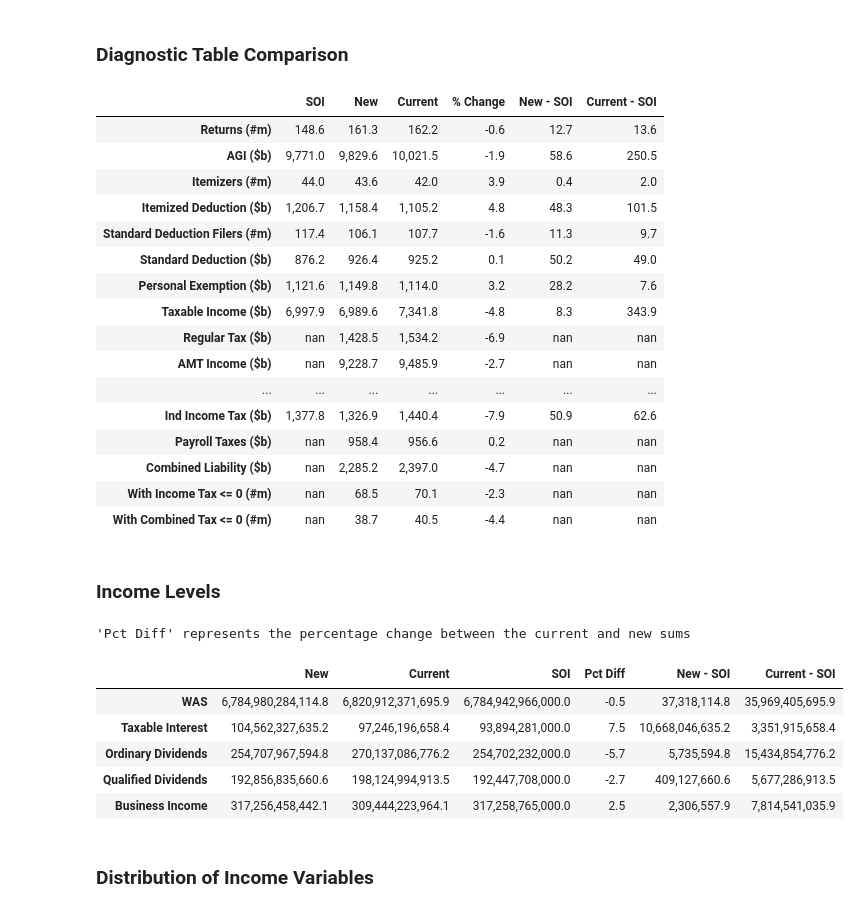
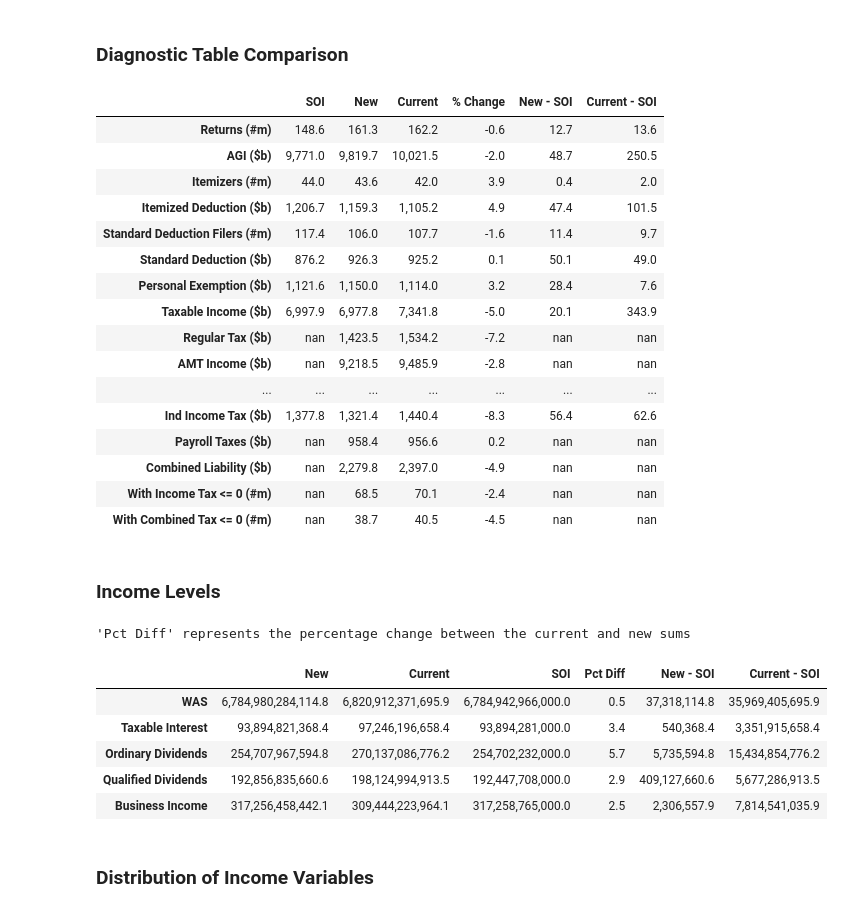
Before and after one commit to andersonfrailey/Notebook-Uploads, a Jupyter notebook: 2011 PUF Comparisons.ipynb, the cells around one changed output. Drawn from its saved outputs; the diff is of its cells as text; code cells hidden in the pictures.

```diff
--- a/2011 PUF Comparisons.ipynb
+++ b/2011 PUF Comparisons.ipynb
@@ -42,8 +42,10 @@ growf = Growfactors('../taxdata/stage1/growfactors.csv')
 rec = Records(puf, gfactors=growf,
               weights=wt, adjust_ratios=adj,
               start_year=2011)
-pol = Policy(gfactors=growf, start_year=2011, num_years=14)
-calc_new = Calculator(records=rec, policy=pol)
+pol = Policy(gfactors=growf, start_year=2011, num_years=16)
+consump = Consumption(start_year=2011, num_years=16)
+behave = Behavior(start_year=2011, num_years=16)
+calc_new = Calculator(records=rec, policy=pol, consumption=consump, behavior=behave)
 calc_new.advance_to_year(2014)
 calc_new.calc_all()
 # %% [output]
@@ -102,21 +104,21 @@ diag_data
 # %% [output]
 |  | SOI | New | Current | % Change | New - SOI | Current - SOI |
 | Returns (#m) | 148.6 | 161.3 | 162.2 | -0.6 | 12.7 | 13.6 |
-| AGI ($b) | 9,771.0 | 9,829.6 | 10,021.5 | -1.9 | 58.6 | 250.5 |
+| AGI ($b) | 9,771.0 | 9,819.7 | 10,021.5 | -2.0 | 48.7 | 250.5 |
 | Itemizers (#m) | 44.0 | 43.6 | 42.0 | 3.9 | 0.4 | 2.0 |
-| Itemized Deduction ($b) | 1,206.7 | 1,158.4 | 1,105.2 | 4.8 | 48.3 | 101.5 |
-| Standard Deduction Filers (#m) | 117.4 | 106.1 | 107.7 | -1.6 | 11.3 | 9.7 |
-| Standard Deduction ($b) | 876.2 | 926.4 | 925.2 | 0.1 | 50.2 | 49.0 |
-| Personal Exemption ($b) | 1,121.6 | 1,149.8 | 1,114.0 | 3.2 | 28.2 | 7.6 |
-| Taxable Income ($b) | 6,997.9 | 6,989.6 | 7,341.8 | -4.8 | 8.3 | 343.9 |
-| Regular Tax ($b) | nan | 1,428.5 | 1,534.2 | -6.9 | nan | nan |
-| AMT Income ($b) | nan | 9,228.7 | 9,485.9 | -2.7 | nan | nan |
+| Itemized Deduction ($b) | 1,206.7 | 1,159.3 | 1,105.2 | 4.9 | 47.4 | 101.5 |
+| Standard Deduction Filers (#m) | 117.4 | 106.0 | 107.7 | -1.6 | 11.4 | 9.7 |
+| Standard Deduction ($b) | 876.2 | 926.3 | 925.2 | 0.1 | 50.1 | 49.0 |
+| Personal Exemption ($b) | 1,121.6 | 1,150.0 | 1,114.0 | 3.2 | 28.4 | 7.6 |
+| Taxable Income ($b) | 6,997.9 | 6,977.8 | 7,341.8 | -5.0 | 20.1 | 343.9 |
+| Regular Tax ($b) | nan | 1,423.5 | 1,534.2 | -7.2 | nan | nan |
+| AMT Income ($b) | nan | 9,218.5 | 9,485.9 | -2.8 | nan | nan |
 | ... | ... | ... | ... | ... | ... | ... |
-| Ind Income Tax ($b) | 1,377.8 | 1,326.9 | 1,440.4 | -7.9 | 50.9 | 62.6 |
+| Ind Income Tax ($b) | 1,377.8 | 1,321.4 | 1,440.4 | -8.3 | 56.4 | 62.6 |
 | Payroll Taxes ($b) | nan | 958.4 | 956.6 | 0.2 | nan | nan |
-| Combined Liability ($b) | nan | 2,285.2 | 2,397.0 | -4.7 | nan | nan |
-| With Income Tax <= 0 (#m) | nan | 68.5 | 70.1 | -2.3 | nan | nan |
-| With Combined Tax <= 0 (#m) | nan | 38.7 | 40.5 | -4.4 | nan | nan |
+| Combined Liability ($b) | nan | 2,279.8 | 2,397.0 | -4.9 | nan | nan |
+| With Income Tax <= 0 (#m) | nan | 68.5 | 70.1 | -2.4 | nan | nan |
+| With Combined Tax <= 0 (#m) | nan | 38.7 | 40.5 | -4.5 | nan | nan |
 # %% [markdown]
 ### Income Levels
 # %%
@@ -139,7 +141,7 @@ new_was_diff = abs(was_new - soi_was)
 inc_dict['New - SOI'].append(new_was_diff)
 curr_was_diff = abs(was - soi_was)
 inc_dict['Current - SOI'].append(curr_was_diff)
-inc_dict['Pct Diff'].append((was_diff / was) * 100)
+inc_dict['Pct Diff'].append((curr_was_diff / was) * 100)
 # Interest income
 int_new = (calc_new.records.e00300 * calc_new.records.s006).sum()
 inc_dict['New'].append(int_new)
@@ -151,7 +153,7 @@ new_int_diff = abs(int_new - int_soi)
 inc_dict['New - SOI'].append(new_int_diff)
 curr_int_diff = abs(int_ - int_soi)
 inc_dict['Current - SOI'].append(curr_int_diff)
-inc_dict['Pct Diff'].append((int_diff / int_) * 100)
+inc_dict['Pct Diff'].append((curr_int_diff / int_) * 100)
 # Ordinary dividends
 odiv_new = (calc_new.records.e00600 * calc_new.records.s006).sum()
 inc_dict['New'].append(odiv_new)
@@ -163,43 +165,43 @@ new_odiv_diff = abs(odiv_new - odiv_soi)
 inc_dict['New - SOI'].append(new_odiv_diff)
 curr_odiv_diff = abs(odiv - odiv_soi)
 inc_dict['Current - SOI'].append(curr_odiv_diff)
-inc_dict['Pct Diff'].append((odiv_diff / odiv) * 100)
+inc_dict['Pct Diff'].append((curr_odiv_diff / odiv) * 100)
 # Qualified dividends
 qdiv_new = (calc_new.records.e00650 * calc_new.records.s006).sum()
 inc_dict['New'].append(qdiv_new)
 qdiv = (calc.records.e00650 * calc.records.s006).sum()
 inc_dict['Current'].append(qdiv)
 qdiv_soi = soi_income['QDIV'].sum()
 inc_dict['SOI'].append(qdiv_soi)
 new_qdiv_diff = abs(qdiv_new - qdiv_soi)
 inc_dict['New - SOI'].append(new_qdiv_diff)
 curr_qdiv_diff = abs(qdiv - qdiv_soi)
 inc_dict['Current - SOI'].append(curr_qdiv_diff)
-inc_dict['Pct Diff'].append((qdiv_diff / qdiv) * 100)
+inc_dict['Pct Diff'].append((curr_qdiv_diff / qdiv) * 100)
 
 biz_new = (calc_new.records.e00900 * calc_new.records.s006).sum()
 inc_dict['New'].append(biz_new)
 biz = (calc.records.e00900 * calc.records.s006).sum()
 inc_dict['Current'].append(biz)
 biz_soi = soi_income['BIZ'].sum()
 inc_dict['SOI'].append(biz_soi)
 new_biz_diff = abs(biz_new - biz_soi)
 inc_dict['New - SOI'].append(new_biz_diff)
-curr_biz_dif = abs(biz - biz_soi)
-inc_dict['Current - SOI'].append(curr_biz_dif)
-inc_dict['Pct Diff'].append((biz_diff / biz) * 100)
+curr_biz_diff = abs(biz - biz_soi)
+inc_dict['Current - SOI'].append(curr_biz_diff)
+inc_dict['Pct Diff'].append((curr_biz_diff / biz) * 100)
 
 inc_df = pd.DataFrame.from_dict(inc_dict)
 inc_df.index = inc_list
 print "'Pct Diff' represents the percentage change between the current and new sums"
 inc_df
 # %% [output]
 'Pct Diff' represents the percentage change between the current and new sums
 |  | New | Current | SOI | Pct Diff | New - SOI | Current - SOI |
-| WAS | 6,784,980,284,114.8 | 6,820,912,371,695.9 | 6,784,942,966,000.0 | -0.5 | 37,318,114.8 | 35,969,405,695.9 |
-| Taxable Interest | 104,562,327,635.2 | 97,246,196,658.4 | 93,894,281,000.0 | 7.5 | 10,668,046,635.2 | 3,351,915,658.4 |
-| Ordinary Dividends | 254,707,967,594.8 | 270,137,086,776.2 | 254,702,232,000.0 | -5.7 | 5,735,594.8 | 15,434,854,776.2 |
-| Qualified Dividends | 192,856,835,660.6 | 198,124,994,913.5 | 192,447,708,000.0 | -2.7 | 409,127,660.6 | 5,677,286,913.5 |
+| WAS | 6,784,980,284,114.8 | 6,820,912,371,695.9 | 6,784,942,966,000.0 | 0.5 | 37,318,114.8 | 35,969,405,695.9 |
+| Taxable Interest | 93,894,821,368.4 | 97,246,196,658.4 | 93,894,281,000.0 | 3.4 | 540,368.4 | 3,351,915,658.4 |
+| Ordinary Dividends | 254,707,967,594.8 | 270,137,086,776.2 | 254,702,232,000.0 | 5.7 | 5,735,594.8 | 15,434,854,776.2 |
+| Qualified Dividends | 192,856,835,660.6 | 198,124,994,913.5 | 192,447,708,000.0 | 2.9 | 409,127,660.6 | 5,677,286,913.5 |
 | Business Income | 317,256,458,442.1 | 309,444,223,964.1 | 317,258,765,000.0 | 2.5 | 2,306,557.9 | 7,814,541,035.9 |
 # %% [markdown]
 ### Distribution of Income Variables
```
Also changed, not shown: parts of 10 cells of this notebook.
